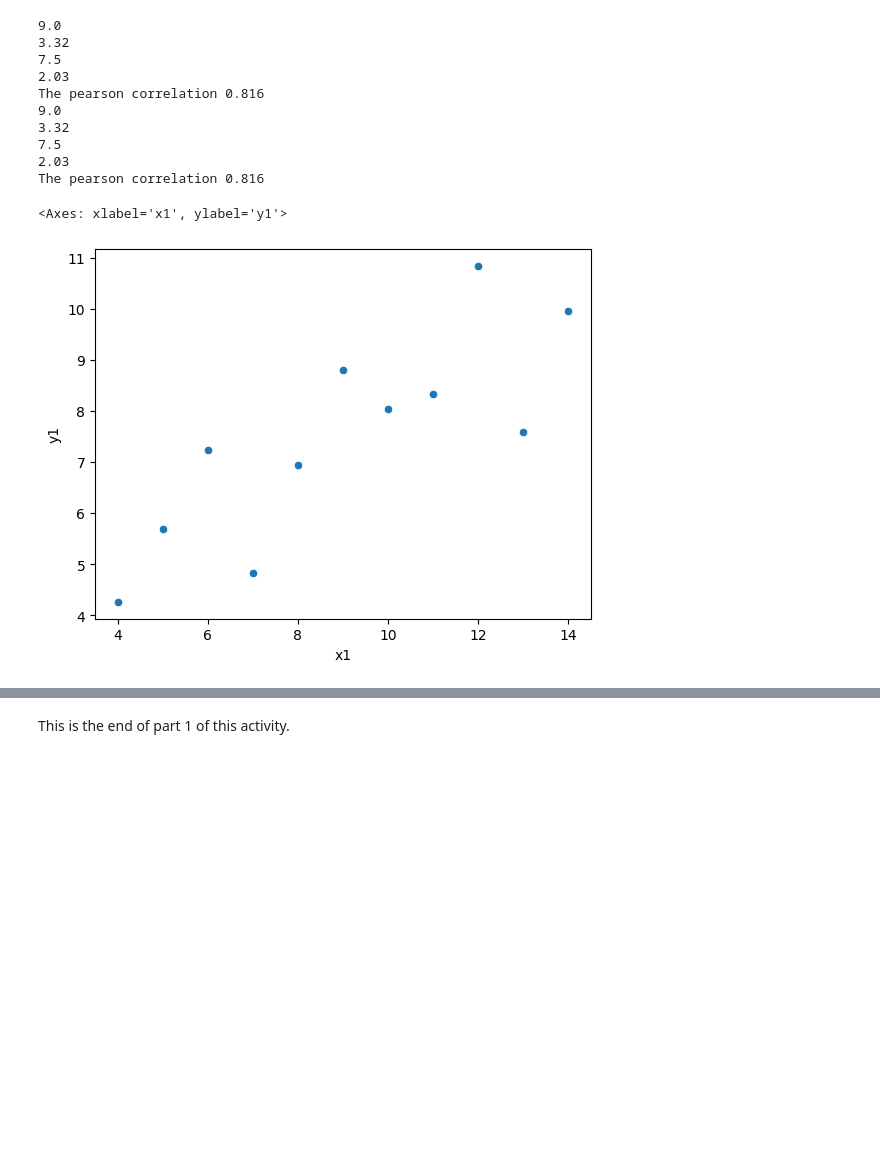
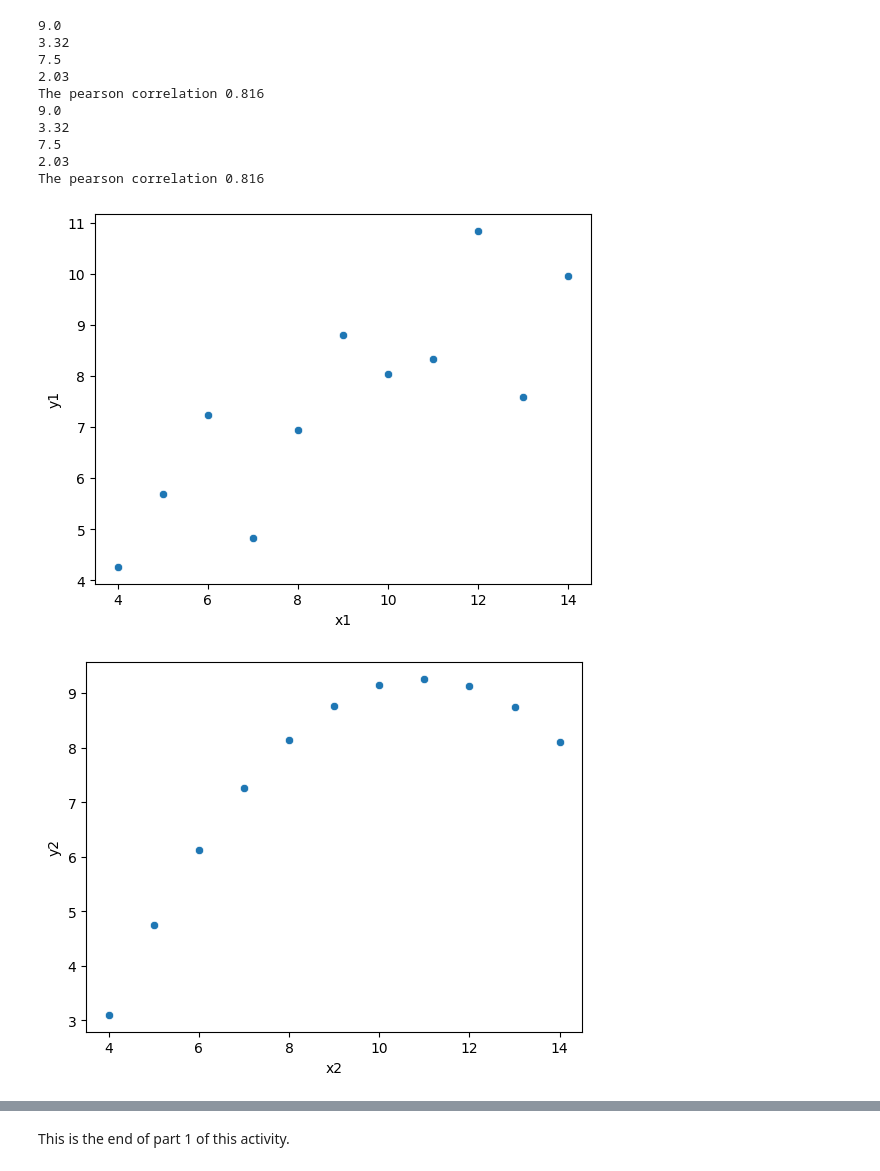
Before and after one commit to lenguyenduyphuc/Python_Learning, a Jupyter notebook: DataVisualizationActivity.ipynb, the cells around one changed output, grey strips where cells are left out. Saved outputs shown, nothing was run; the diff lists cells and outputs as text; code cells hidden in the pictures; blank space fills up the shorter version.

```diff
--- a/DataVisualizationActivity.ipynb
+++ b/DataVisualizationActivity.ipynb
@@ -96,13 +96,20 @@ The pearson correlation 0.816
 # %%
 import matplotlib.pyplot as plt
 import seaborn as sns
 
 # Fill in the x and y values below
 list1 = df['x1']
 list2 = df['y1']
 
 # Plot the scatterplot
 sns.scatterplot(x=df['x1'], y=df['y1'], data=df)
+plt.show()
+sns.scatterplot(x=df['x2'], y=df['y2'], data=df)
+plt.show()
+sns.scatterplot(x=df['x3'], y=df['y3'], data=df)
+plt.show()
+sns.scatterplot(x=df['x4'], y=df['y4'], data=df)
+plt.show()
 # %% [output]
-<Axes: xlabel='x1', ylabel='y1'>
 [figure]
+[figure, added]
```
Also changed, not shown: parts of 17 cells of this notebook.
